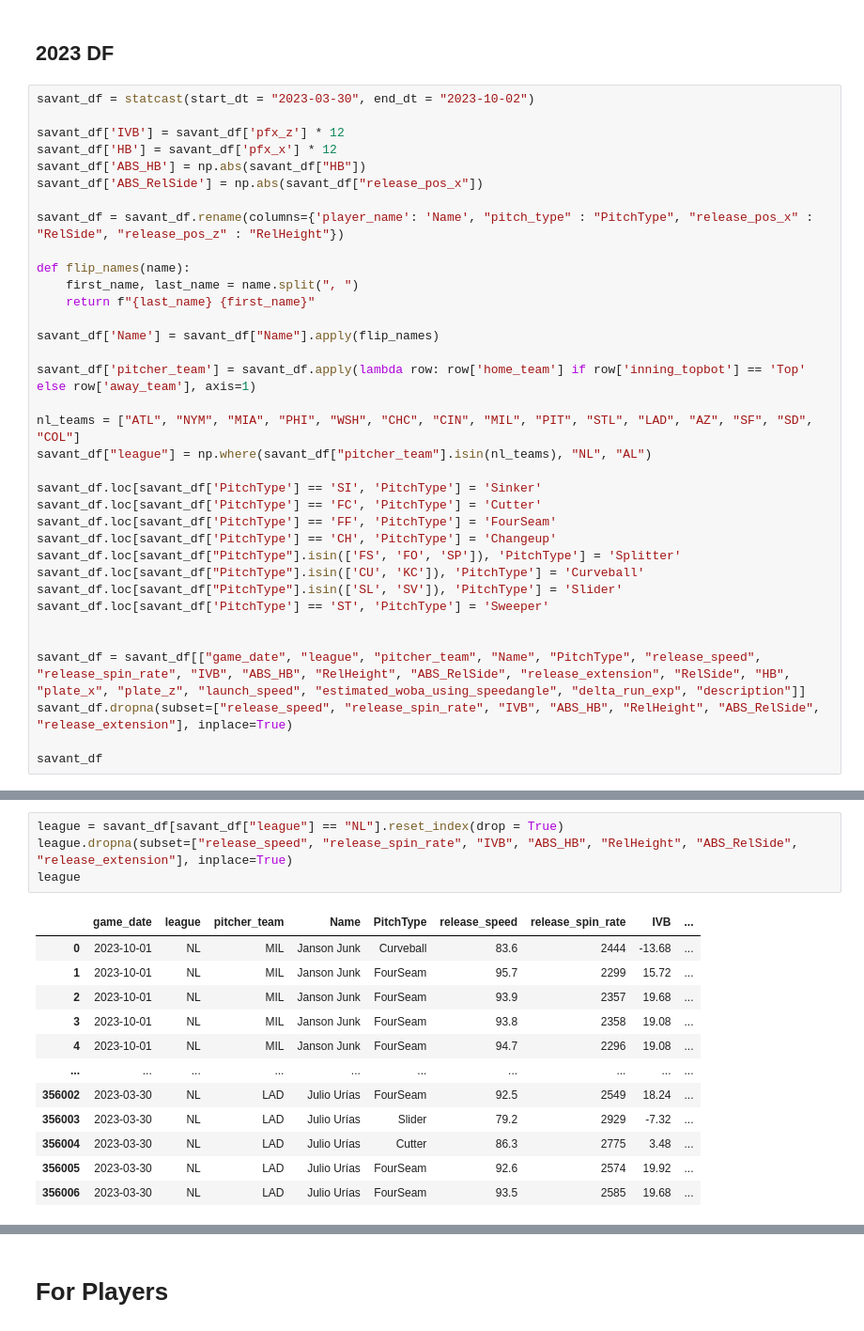
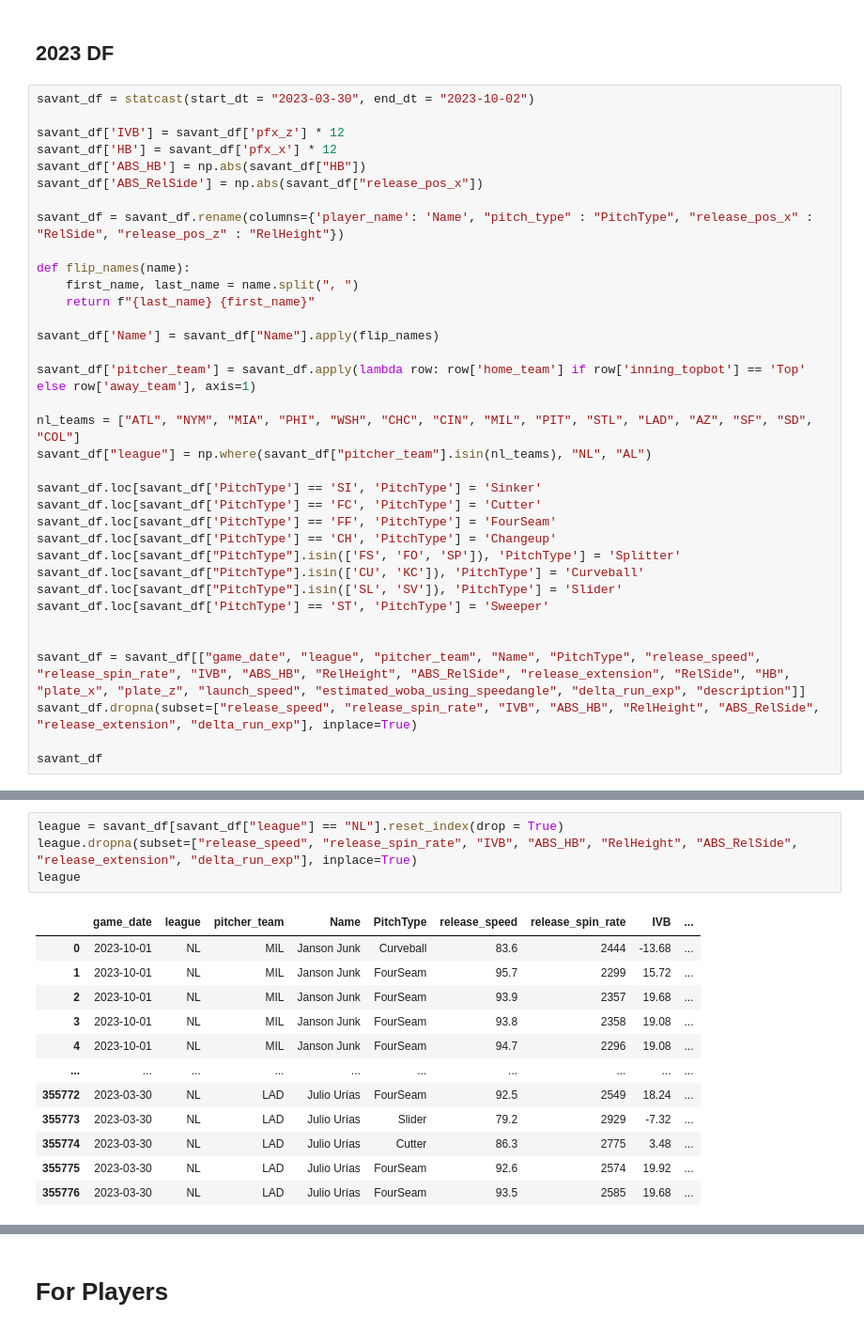
Before and after one commit to Cbkaplinger/Random-Projects, a Jupyter notebook: MLB/MLBStuffPlus.ipynb, the cells around one changed output, grey strips where cells are left out. Shown at 94% size. Drawn from its saved outputs; the diff is of its cells as text.

```diff
--- a/MLB/MLBStuffPlus.ipynb
+++ b/MLB/MLBStuffPlus.ipynb
@@ -228,7 +327,7 @@ savant_df.loc[savant_df['PitchType'] == 'ST', 'PitchType'] = 'Sweeper'
 
 
 savant_df = savant_df[["game_date", "league", "pitcher_team", "Name", "PitchType", "release_speed", "release_spin_rate", "IVB", "ABS_HB", "RelHeight", "ABS_RelSide", "release_extension", "RelSide", "HB", "plate_x", "plate_z", "launch_speed", "estimated_woba_using_speedangle", "delta_run_exp", "description"]]
-savant_df.dropna(subset=["release_speed", "release_spin_rate", "IVB", "ABS_HB", "RelHeight", "ABS_RelSide", "release_extension"], inplace=True)
+savant_df.dropna(subset=["release_speed", "release_spin_rate", "IVB", "ABS_HB", "RelHeight", "ABS_RelSide", "release_extension", "delta_run_exp"], inplace=True)
 
 savant_df
 # %% [output]
@@ -284,18 +383,18 @@ team
 23932 rows × 19 columns
 # %%
 league = savant_df[savant_df["league"] == "NL"].reset_index(drop = True)
-league.dropna(subset=["release_speed", "release_spin_rate", "IVB", "ABS_HB", "RelHeight", "ABS_RelSide", "release_extension"], inplace=True)
+league.dropna(subset=["release_speed", "release_spin_rate", "IVB", "ABS_HB", "RelHeight", "ABS_RelSide", "release_extension", "delta_run_exp"], inplace=True)
 league
 # %% [output]
 |  | game_date | league | pitcher_team | Name | PitchType | release_speed | release_spin_rate | IVB | ... |
 | 0 | 2023-10-01 | NL | MIL | Janson Junk | Curveball | 83.6 | 2444 | -13.68 | ... |
 | 1 | 2023-10-01 | NL | MIL | Janson Junk | FourSeam | 95.7 | 2299 | 15.72 | ... |
 | 2 | 2023-10-01 | NL | MIL | Janson Junk | FourSeam | 93.9 | 2357 | 19.68 | ... |
 | 3 | 2023-10-01 | NL | MIL | Janson Junk | FourSeam | 93.8 | 2358 | 19.08 | ... |
 | 4 | 2023-10-01 | NL | MIL | Janson Junk | FourSeam | 94.7 | 2296 | 19.08 | ... |
 | ... | ... | ... | ... | ... | ... | ... | ... | ... | ... |
-| 356002 | 2023-03-30 | NL | LAD | Julio Urías | FourSeam | 92.5 | 2549 | 18.24 | ... |
-| 356003 | 2023-03-30 | NL | LAD | Julio Urías | Slider | 79.2 | 2929 | -7.32 | ... |
-| 356004 | 2023-03-30 | NL | LAD | Julio Urías | Cutter | 86.3 | 2775 | 3.48 | ... |
-| 356005 | 2023-03-30 | NL | LAD | Julio Urías | FourSeam | 92.6 | 2574 | 19.92 | ... |
-| 356006 | 2023-03-30 | NL | LAD | Julio Urías | FourSeam | 93.5 | 2585 | 19.68 | ... |
+| 355772 | 2023-03-30 | NL | LAD | Julio Urías | FourSeam | 92.5 | 2549 | 18.24 | ... |
+| 355773 | 2023-03-30 | NL | LAD | Julio Urías | Slider | 79.2 | 2929 | -7.32 | ... |
+| 355774 | 2023-03-30 | NL | LAD | Julio Urías | Cutter | 86.3 | 2775 | 3.48 | ... |
+| 355775 | 2023-03-30 | NL | LAD | Julio Urías | FourSeam | 92.6 | 2574 | 19.92 | ... |
+| 355776 | 2023-03-30 | NL | LAD | Julio Urías | FourSeam | 93.5 | 2585 | 19.68 | ... |
```
Also changed, not shown: parts of 34 cells of this notebook, 9 other files.
